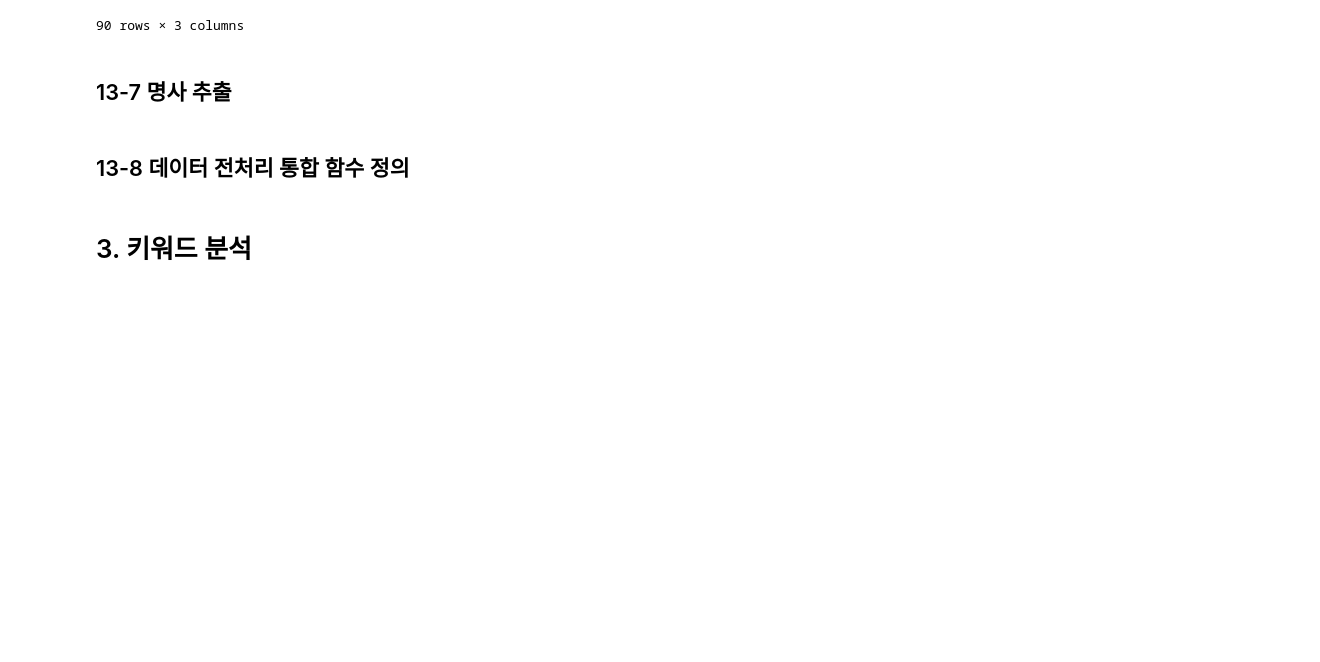
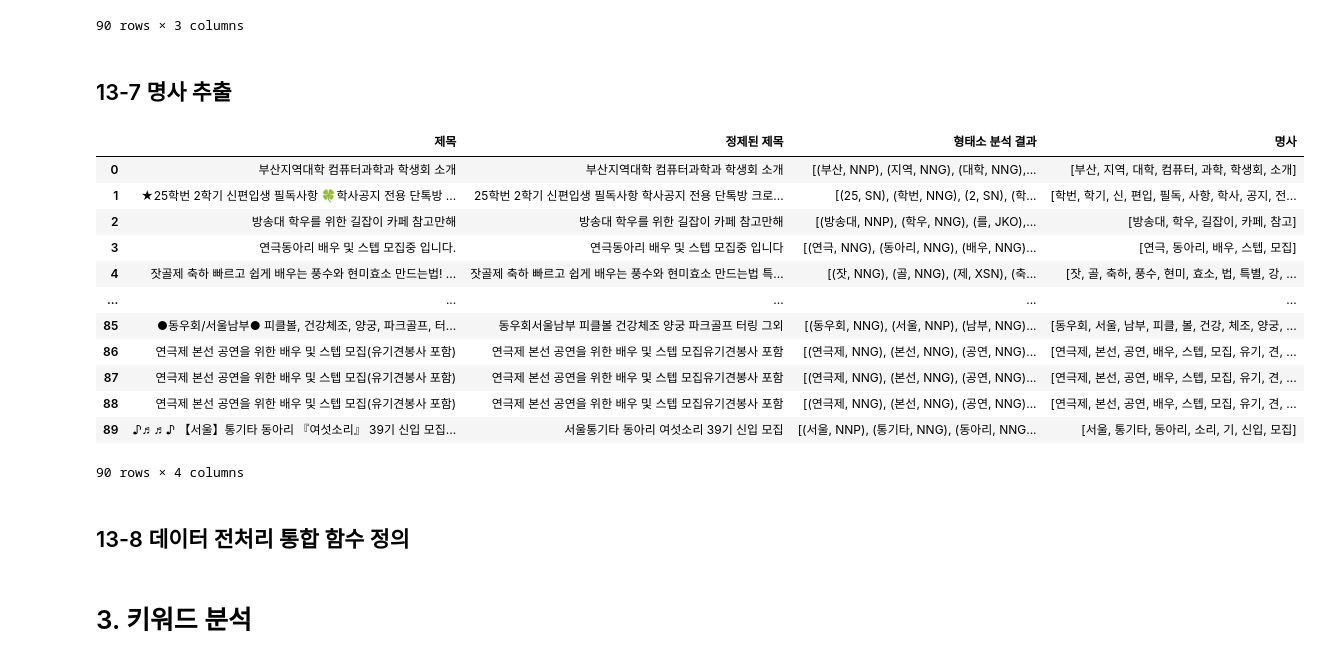
Before and after one commit to Dayeong-Hwang/Data-Analysis-with-Open-Source, a Jupyter notebook: 오픈소스_데이터_분석_13강.ipynb, the cells around one changed output. Saved outputs shown, nothing was run; the diff lists cells and outputs as text; code cells hidden in the pictures; blank space fills up the shorter version.

```diff
--- a/오픈소스_데이터_분석_13강.ipynb
+++ b/오픈소스_데이터_분석_13강.ipynb
@@ -370,18 +370,33 @@ cs_df
 # %%
 ## 형태소 분석 결과에서 명사 추출
 def extract_nouns(morphemes):
   # 형태소가 NNG (일반명사), NNP (고유명사) 인 word를 nouns에 저장
+  nouns = [word for word, tag in morphemes if tag in ['NNG','NNP']]
 
   return nouns
 
 ## 데이터프레임에 명사 추출 적용
 def noun_df(df):
   if not df.empty:
       df['명사'] = df['형태소 분석 결과'].apply(extract_nouns)
 
 ## 명사 추출 적용
 noun_df(cs_df)
 cs_df
+# %% [output]
+|  | 제목 | 정제된 제목 | 형태소 분석 결과 | 명사 |
+| 0 | 부산지역대학 컴퓨터과학과 학생회 소개 | 부산지역대학 컴퓨터과학과 학생회 소개 | [(부산, NNP), (지역, NNG), (대학, NNG),... | [부산, 지역, 대학, 컴퓨터, 과학, 학생회, 소개] |
+| 1 | ★25학번 2학기 신편입생 필독사항 🍀학사공지 전용 단톡방 ... | 25학번 2학기 신편입생 필독사항 학사공지 전용 단톡방 크로... | [(25, SN), (학번, NNG), (2, SN), (학... | [학번, 학기, 신, 편입, 필독, 사항, 학사, 공지, 전... |
+| 2 | 방송대 학우를 위한 길잡이 카페 참고만해 | 방송대 학우를 위한 길잡이 카페 참고만해 | [(방송대, NNP), (학우, NNG), (를, JKO),... | [방송대, 학우, 길잡이, 카페, 참고] |
+| 3 | 연극동아리 배우 및 스텝 모집중 입니다. | 연극동아리 배우 및 스텝 모집중 입니다 | [(연극, NNG), (동아리, NNG), (배우, NNG)... | [연극, 동아리, 배우, 스텝, 모집] |
+| 4 | 잣골제 축하 빠르고 쉽게 배우는 풍수와 현미효소 만드는법! ... | 잣골제 축하 빠르고 쉽게 배우는 풍수와 현미효소 만드는법 특... | [(잣, NNG), (골, NNG), (제, XSN), (축... | [잣, 골, 축하, 풍수, 현미, 효소, 법, 특별, 강, ... |
+| ... | ... | ... | ... | ... |
+| 85 | ●동우회/서울남부● 피클볼, 건강체조, 양궁, 파크골프, 터... | 동우회서울남부 피클볼 건강체조 양궁 파크골프 터링 그외 | [(동우회, NNG), (서울, NNP), (남부, NNG)... | [동우회, 서울, 남부, 피클, 볼, 건강, 체조, 양궁, ... |
+| 86 | 연극제 본선 공연을 위한 배우 및 스텝 모집(유기견봉사 포함) | 연극제 본선 공연을 위한 배우 및 스텝 모집유기견봉사 포함 | [(연극제, NNG), (본선, NNG), (공연, NNG)... | [연극제, 본선, 공연, 배우, 스텝, 모집, 유기, 견, ... |
+| 87 | 연극제 본선 공연을 위한 배우 및 스텝 모집(유기견봉사 포함) | 연극제 본선 공연을 위한 배우 및 스텝 모집유기견봉사 포함 | [(연극제, NNG), (본선, NNG), (공연, NNG)... | [연극제, 본선, 공연, 배우, 스텝, 모집, 유기, 견, ... |
+| 88 | 연극제 본선 공연을 위한 배우 및 스텝 모집(유기견봉사 포함) | 연극제 본선 공연을 위한 배우 및 스텝 모집유기견봉사 포함 | [(연극제, NNG), (본선, NNG), (공연, NNG)... | [연극제, 본선, 공연, 배우, 스텝, 모집, 유기, 견, ... |
+| 89 | ♪♬♬♪ 【서울】통기타 동아리 『여섯소리』 39기 신입 모집... | 서울통기타 동아리 여섯소리 39기 신입 모집 | [(서울, NNP), (통기타, NNG), (동아리, NNG... | [서울, 통기타, 동아리, 소리, 기, 신입, 모집] |
+90 rows × 4 columns
 # %% [markdown]
 ## 13-8 데이터 전처리 통합 함수 정의
 # %%
```
